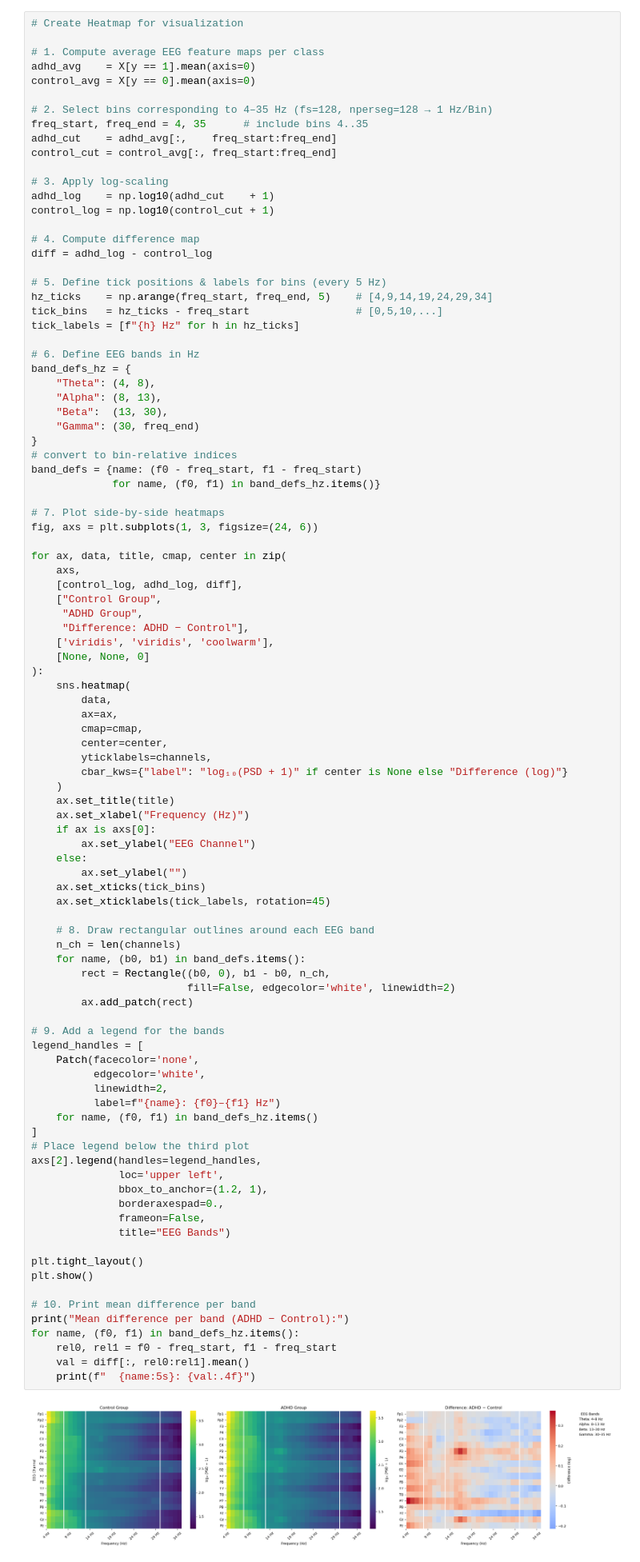
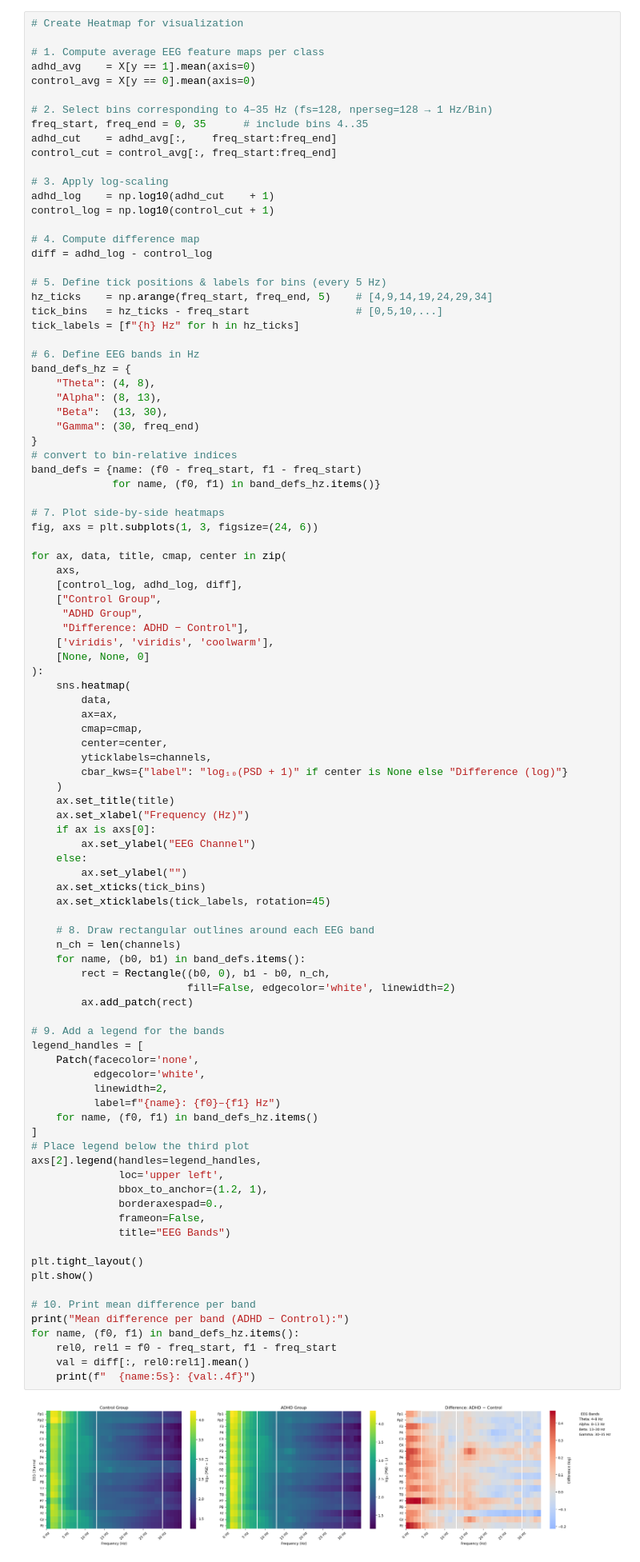
Before and after one commit to KatarzynaStefanowicz/ADHD_EEG, a Jupyter notebook: notebooks/hirnmap.ipynb, the cells around one changed output. Shown: that part at 80% size. Saved outputs shown, nothing was run; the diff lists cells and outputs as text.

```diff
--- a/notebooks/hirnmap.ipynb
+++ b/notebooks/hirnmap.ipynb
@@ -65,7 +65,7 @@ adhd_avg    = X[y == 1].mean(axis=0)
 control_avg = X[y == 0].mean(axis=0)
 
 # 2. Select bins corresponding to 4–35 Hz (fs=128, nperseg=128 → 1 Hz/Bin)
-freq_start, freq_end = 4, 35      # include bins 4..35
+freq_start, freq_end = 0, 35      # include bins 4..35
 adhd_cut    = adhd_avg[:,    freq_start:freq_end]
 control_cut = control_avg[:, freq_start:freq_end]
 
@@ -127,34 +127,34 @@ for ax, data, title, cmap, center in zip(
         rect = Rectangle((b0, 0), b1 - b0, n_ch,
                          fill=False, edgecolor='white', linewidth=2)
         ax.add_patch(rect)
 
 # 9. Add a legend for the bands
 legend_handles = [
     Patch(facecolor='none',
           edgecolor='white',
           linewidth=2,
           label=f"{name}: {f0}–{f1} Hz")
     for name, (f0, f1) in band_defs_hz.items()
 ]
 # Place legend below the third plot
 axs[2].legend(handles=legend_handles,
               loc='upper left',
               bbox_to_anchor=(1.2, 1),
               borderaxespad=0.,
               frameon=False,
               title="EEG Bands")
 
 plt.tight_layout()
 plt.show()
 
 # 10. Print mean difference per band
 print("Mean difference per band (ADHD − Control):")
 for name, (f0, f1) in band_defs_hz.items():
     rel0, rel1 = f0 - freq_start, f1 - freq_start
     val = diff[:, rel0:rel1].mean()
     print(f"  {name:5s}: {val:.4f}")
 # %% [output]
-[figure, old version]
+[figure, new version]
 Mean difference per band (ADHD − Control):
   Theta: 0.1117
   Alpha: 0.0388
```
